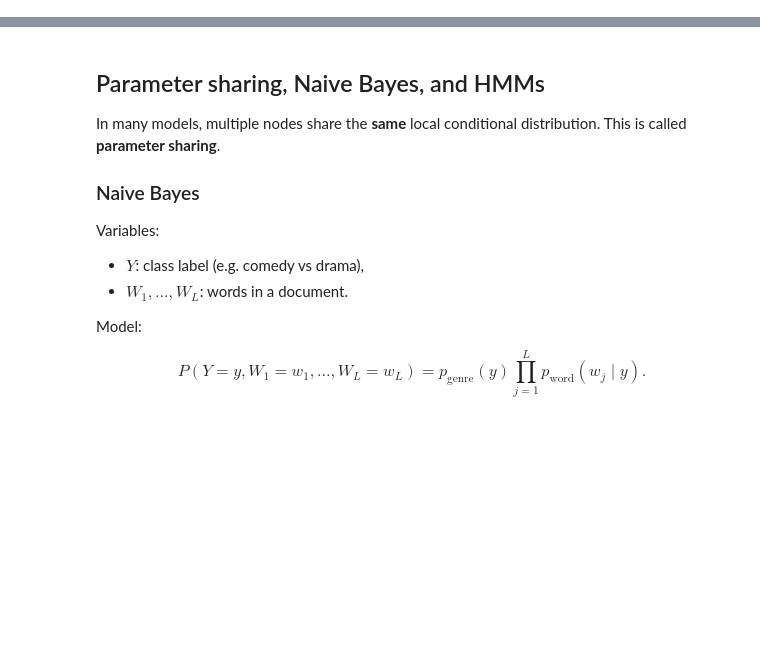
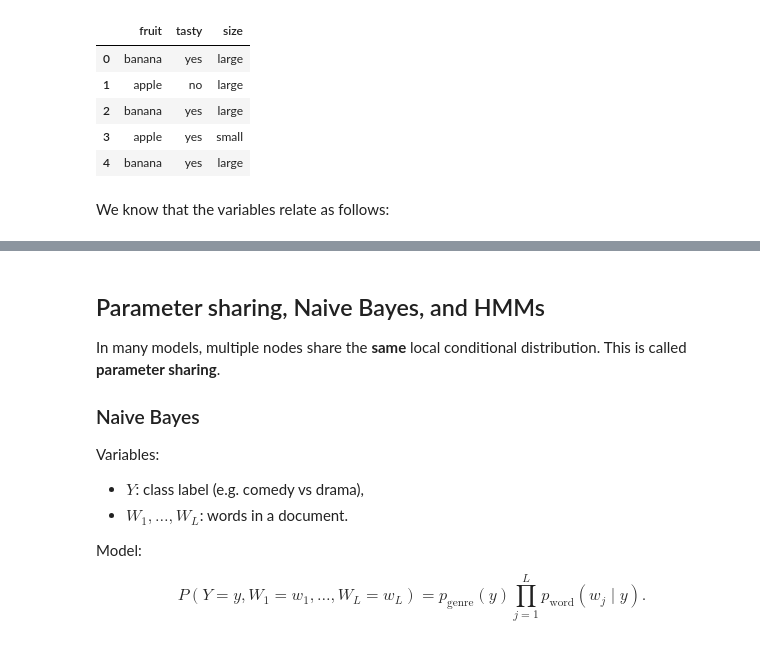
Before and after one commit to marbetschar/notes.marco.betschart.name, a Jupyter notebook: Bayesian-Machine-Learning/Bayesian-Network-Learning-From-Data.ipynb, the cells around one changed output, grey strips where cells are left out. Saved outputs shown, nothing was run; the diff lists cells and outputs as text; code cells hidden in the pictures; blank space fills up the shorter version.

Commit message:
Bayesian Machine Learning: Learning from Data

```diff
--- a/Bayesian-Machine-Learning/Bayesian-Network-Learning-From-Data.ipynb
+++ b/Bayesian-Machine-Learning/Bayesian-Network-Learning-From-Data.ipynb
@@ -257,0 +355,17 @@ This amounts to performing ML **locally** on each conditional distribution, rath
+# %%
+data = pd.DataFrame(data={'fruit': ["banana", "apple", "banana", "apple", "banana","apple", "banana",
+                                    "apple", "apple", "apple", "banana", "banana", "apple", "banana",],
+                          'tasty': ["yes", "no", "yes", "yes", "yes", "yes", "yes",
+                                    "yes", "yes", "yes", "yes", "no", "no", "no"],
+                          'size': ["large", "large", "large", "small", "large", "large", "large",
+                                    "small", "large", "large", "large", "large", "small", "small"]})
+data.head()
+# %% [output]
+|  | fruit | tasty | size |
+| 0 | banana | yes | large |
+| 1 | apple | no | large |
+| 2 | banana | yes | large |
+| 3 | apple | yes | small |
+| 4 | banana | yes | large |
+# %% [markdown]
+We know that the variables relate as follows:
```
Also changed, not shown: parts of 21 cells of this notebook.
